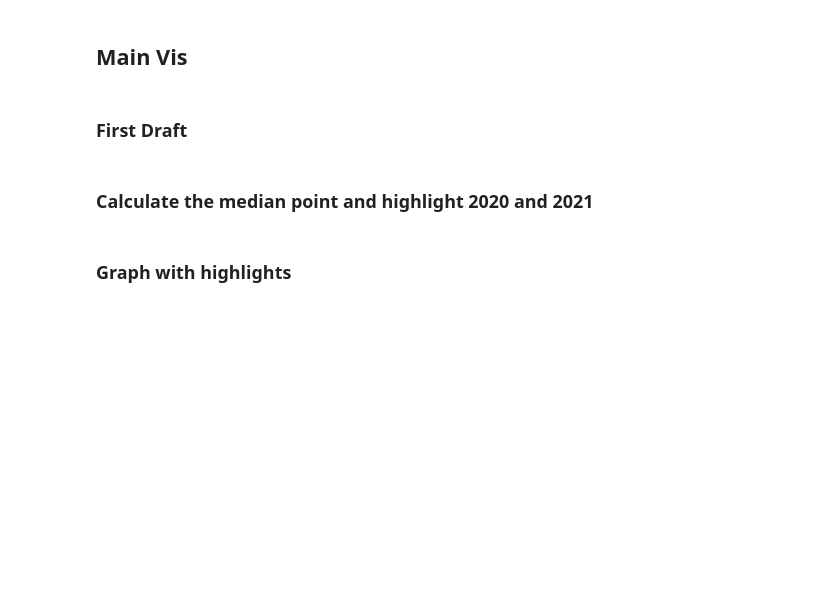
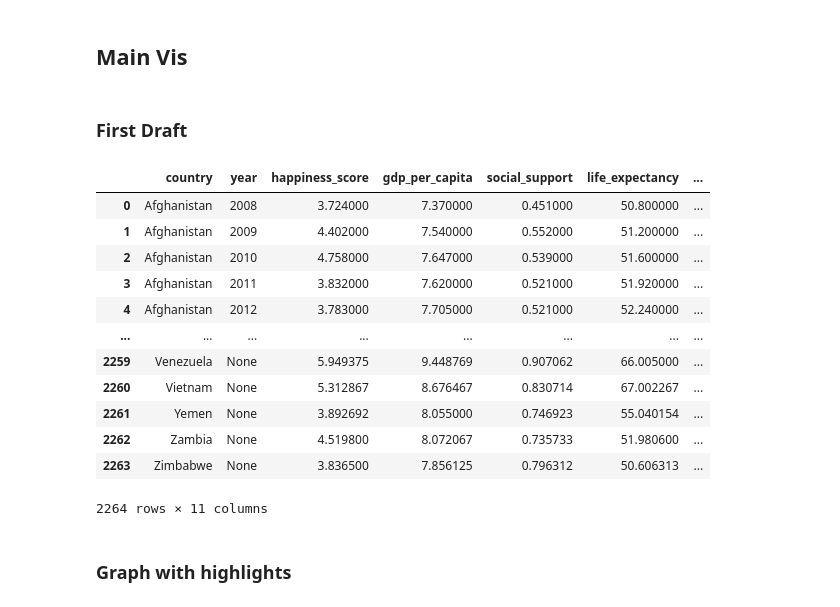
Before and after one commit to GDevigili/happiness_data_vis, a Jupyter notebook: main.ipynb, the cells around one changed output. Drawn from its saved outputs; the diff is of its cells as text; code cells hidden in the pictures; blank space fills up the shorter version.

```diff
--- a/main.ipynb
+++ b/main.ipynb
@@ -133,5 +172,3 @@ fig.update_xaxes(
 )
 
 fig.show()
-# %% [markdown]
-### Calculate the median point and highlight 2020 and 2021
@@ -156,3 +175,19 @@ df.to_pickle('data/df_happiness.pkl')
+# %%
+df
+# %% [output]
+|  | country | year | happiness_score | gdp_per_capita | social_support | life_expectancy | ... |
+| 0 | Afghanistan | 2008 | 3.724000 | 7.370000 | 0.451000 | 50.800000 | ... |
+| 1 | Afghanistan | 2009 | 4.402000 | 7.540000 | 0.552000 | 51.200000 | ... |
+| 2 | Afghanistan | 2010 | 4.758000 | 7.647000 | 0.539000 | 51.600000 | ... |
+| 3 | Afghanistan | 2011 | 3.832000 | 7.620000 | 0.521000 | 51.920000 | ... |
+| 4 | Afghanistan | 2012 | 3.783000 | 7.705000 | 0.521000 | 52.240000 | ... |
+| ... | ... | ... | ... | ... | ... | ... | ... |
+| 2259 | Venezuela | None | 5.949375 | 9.448769 | 0.907062 | 66.005000 | ... |
+| 2260 | Vietnam | None | 5.312867 | 8.676467 | 0.830714 | 67.002267 | ... |
+| 2261 | Yemen | None | 3.892692 | 8.055000 | 0.746923 | 55.040154 | ... |
+| 2262 | Zambia | None | 4.519800 | 8.072067 | 0.735733 | 51.980600 | ... |
+| 2263 | Zimbabwe | None | 3.836500 | 7.856125 | 0.796312 | 50.606313 | ... |
+2264 rows × 11 columns
 # %% [markdown]
 ### Graph with highlights
 # %%
```
Also changed, not shown: parts of 10 cells of this notebook, 1 other file.
